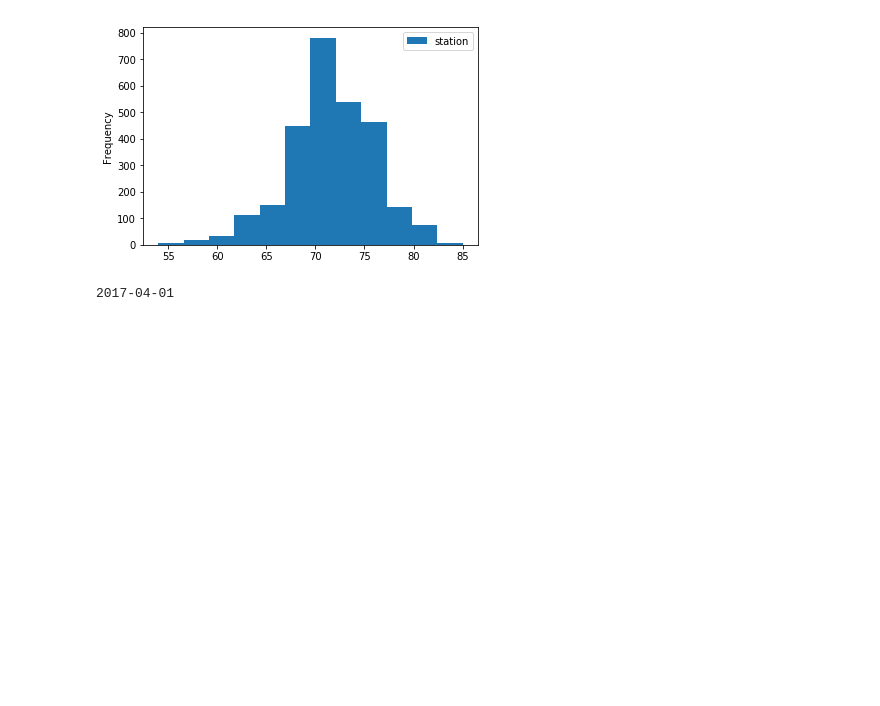
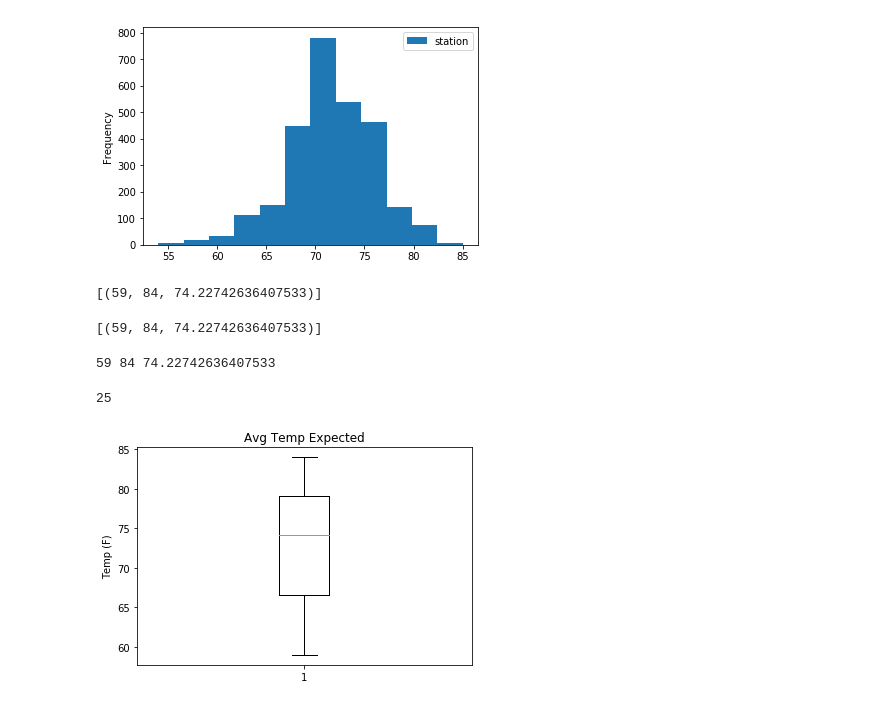
Before and after one commit to FJGalliano/Hawaii_Weather_Observations, a Jupyter notebook: climate_analysis.ipynb, the cells around one changed output. Drawn from its saved outputs; the diff is of its cells as text; code cells hidden in the pictures; blank space fills up the shorter version.

```diff
--- a/climate_analysis.ipynb
+++ b/climate_analysis.ipynb
@@ -122,14 +122,12 @@ plt.show()
 # start_date = dt.date(2016, 4, 1)
 # end_date = start_date + dt.timedelta(days=365)
 
-# def calc_temps(start_date, end_date):
-#     days_in_period = (end_date-start_date)
+def calc_temps(start_date, end_date):
+    return session.query(func.min(Measure.tobs),func.max(Measure.tobs),func.avg(Measure.tobs)).\
+        filter(Measure.date >= start_date).\
+        filter(Measure.date <= end_date).all()
 
-# print(days_in_period)
+print (calc_temps('2016-04-01', '2017-04-01'))
+# %% [output]
+[(59, 84, 74.22742636407533)]
-# %%
-#Datetime calculation
-start_date = dt.date(2016, 4, 1)
-end_date = start_date + dt.timedelta(days=365)
-# %% [output]
-2017-04-01
 # %%
@@ -142,0 +140,22 @@ filter(Measure.date <= end_date).all()
+# %%
+vacay_temp = calc_temps('2016-04-01', '2017-04-01')
+print(vacay_temp)
+# %% [output]
+[(59, 84, 74.22742636407533)]
+# %%
+tmin, tmax, tavg = calc_temps('2016-04-01', '2017-04-01')[0]
+print(tmin, tmax, tavg)
+# %% [output]
+59 84 74.22742636407533
+# %%
+yerr = tmax-tmin
+yerr
+# %% [output]
+25
+# %%
+plt.boxplot(vacay_temp)
+plt.title('Avg Temp Expected')
+plt.ylabel('Temp (F)')
+plt.show()
+# %% [output]
+[figure, added]
```
Also changed, not shown: parts of 2 cells of this notebook.
